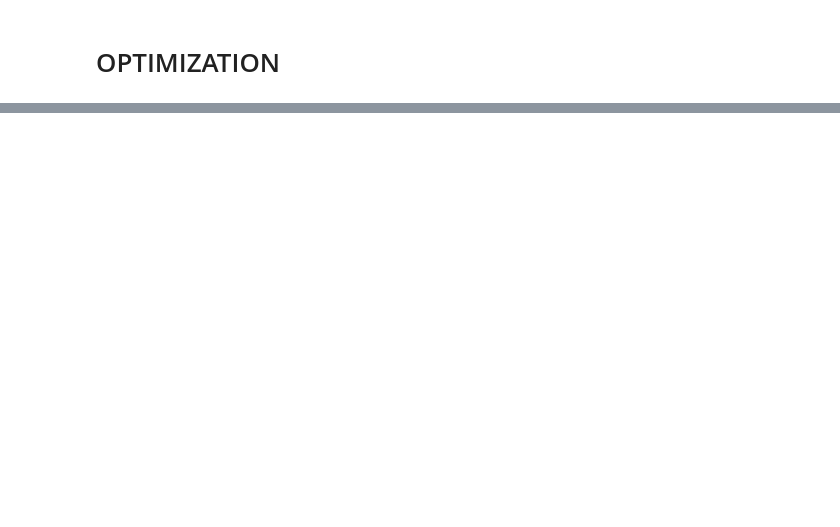
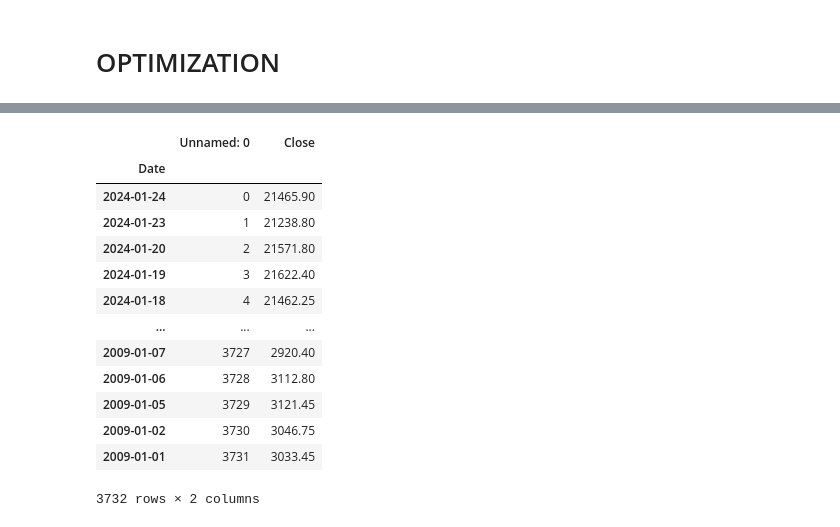
Before and after one commit to sammy429b/GOSMP, a Jupyter notebook: Past_optimizationv2.ipynb, the cells around one changed output, grey strips where cells are left out. Saved outputs shown, nothing was run; the diff lists cells and outputs as text; code cells hidden in the pictures; blank space fills up the shorter version.

```diff
--- a/Past_optimizationv2.ipynb
+++ b/Past_optimizationv2.ipynb
@@ -417,0 +439,21 @@ portfolio.plot(x="Date", y="PctChange", kind="line", ax=ax, style='b', rot=90)
+# %%
+nfity = pd.read_csv("nfity.csv")
+# %%
+nfity.set_index('Date', inplace=True)
+# %%
+nfity
+# %% [output]
+|  | Unnamed: 0 | Close |
+| Date |  |  |
+| 2024-01-24 | 0 | 21465.90 |
+| 2024-01-23 | 1 | 21238.80 |
+| 2024-01-20 | 2 | 21571.80 |
+| 2024-01-19 | 3 | 21622.40 |
+| 2024-01-18 | 4 | 21462.25 |
+| ... | ... | ... |
+| 2009-01-07 | 3727 | 2920.40 |
+| 2009-01-06 | 3728 | 3112.80 |
+| 2009-01-05 | 3729 | 3121.45 |
+| 2009-01-02 | 3730 | 3046.75 |
+| 2009-01-01 | 3731 | 3033.45 |
+3732 rows × 2 columns
```
Also changed, not shown: parts of 18 cells of this notebook, 2 other files.
